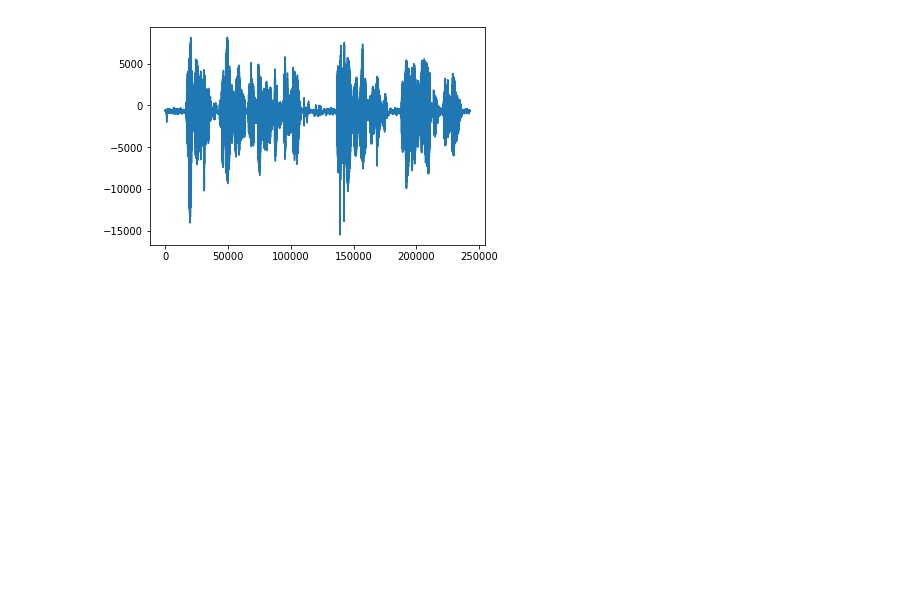
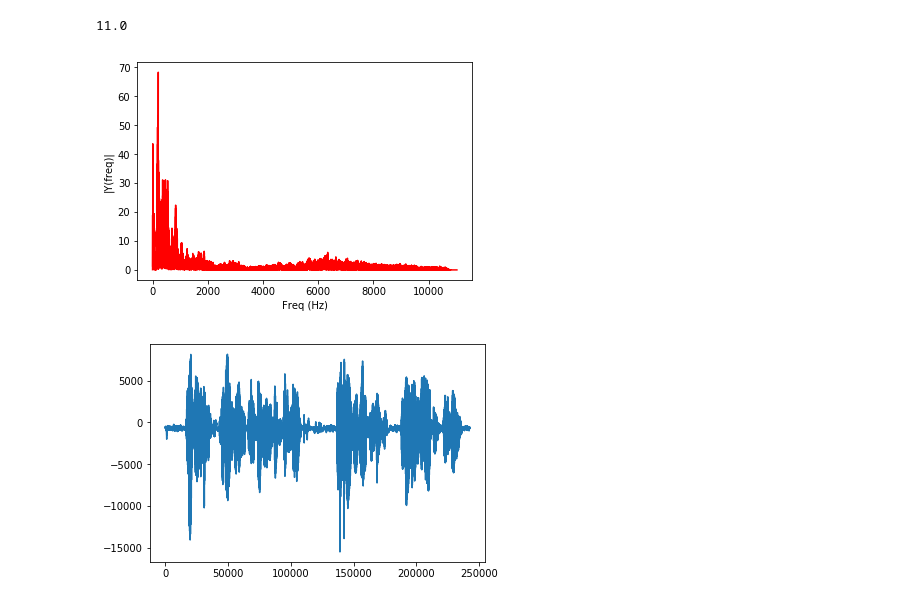
Before and after one commit to rushtongarth/dsp, a Jupyter notebook: effects/modulate.ipynb, the cells around one changed output. Cells and saved outputs as stored; diff of their text form; code cells hidden in the pictures; blank space fills up the shorter version.

```diff
--- a/effects/modulate.ipynb
+++ b/effects/modulate.ipynb
@@ -18,9 +18,30 @@ if not p.exists():
     wav.write(str(p), int(sr), sig[t1:t2])
 else:
     sr, sig = wav.read(str(p))
+    Ts = 1.0/sr
 IPython.display.Audio(str(p))
 # %% [output]
 [interactive output not drawn]
+# %%
+sig.shape[0]/sr
+# %% [output]
+11.0
+# %%
+n = sig.shape[0] # length of the signal
+k = np.arange(n)
+T = n/sr
+frq = k/T # two sides frequency range
+frq = frq[range(n//2)] # one side frequency range
+
+Y = fftp.fft(sig)/n # fft computing and normalization
+Y = Y[range(n//2)]
+
+plt.plot(frq[1:],abs(Y[1:]),'r') # plotting the spectrum
+plt.xlabel('Freq (Hz)')
+plt.ylabel('|Y(freq)|')
+plt.show()
+# %% [output]
+[figure, added]
 # %%
 plt.plot(sig)
 plt.show()
```
Also changed, not shown: parts of 5 cells of this notebook.
